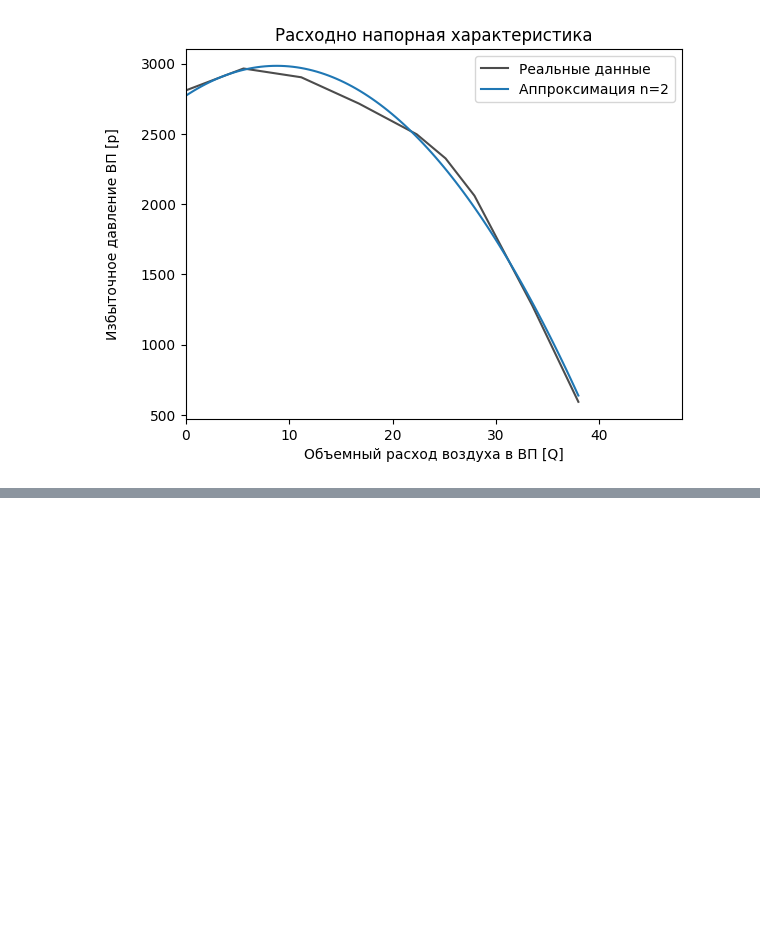
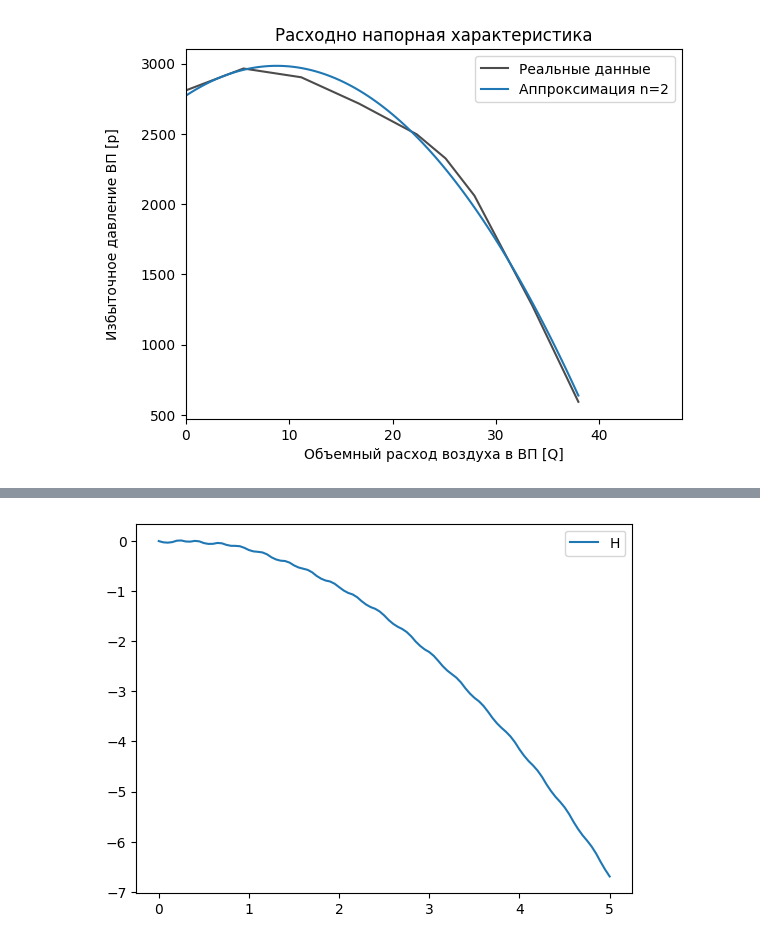
Before and after one commit to shustrov38/jubilant-bassoon, a Jupyter notebook: scripts/approx.ipynb, the cells around one changed output, grey strips where cells are left out. Drawn from its saved outputs; the diff is of its cells as text; code cells hidden in the pictures; blank space fills up the shorter version.

```diff
--- a/scripts/approx.ipynb
+++ b/scripts/approx.ipynb
@@ -26,4 +30,8 @@ def tikzplotlib_fix_ncols(obj):
         tikzplotlib_fix_ncols(child)
 # %%
 ROOT_PATH = Path('./..')
+
 LATEX_PATH = ROOT_PATH / 'paper'
+
+CPP_BUILD_PATH = ROOT_PATH / 'build'
+STATES_CVS_PATH = CPP_BUILD_PATH / 'states.csv'
@@ -75,0 +104,6 @@ plt.plot();
+# %%
+SIMULATION_DT = 0.05
+
+df = pd.read_csv(STATES_CVS_PATH)
+df['dt'] = df.index * SIMULATION_DT
+df.head()
@@ -75,0 +117,7 @@ plt.plot();
+# %%
+fig, ax = plt.subplots()
+ax.plot(df['dt'], df['H'], label='H')
+plt.legend()
+plt.plot();
+# %% [output]
+[figure, added]
```
Also changed, not shown: parts of 9 cells of this notebook, 5 other files.
